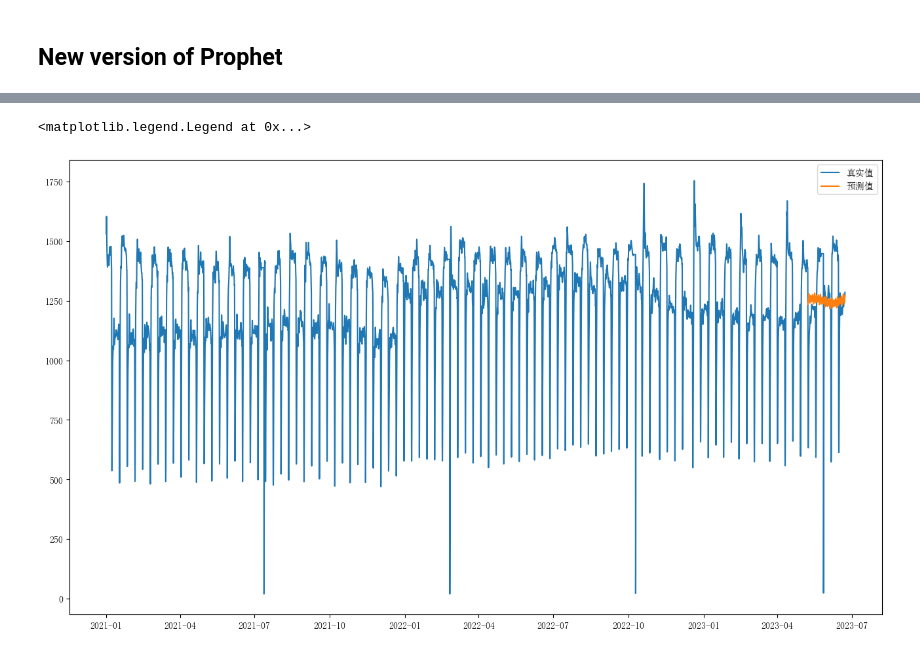
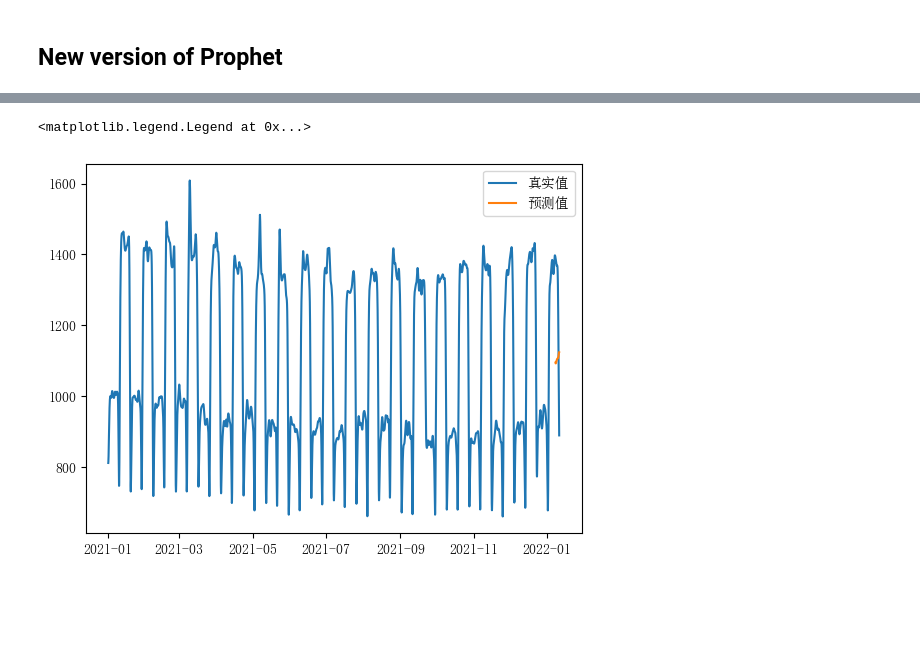
Before and after one commit to silent780/forecast_NO_emisson, a Jupyter notebook: Prophet_exp.ipynb, the cells around one changed output, grey strips where cells are left out. Drawn from its saved outputs; the diff is of its cells as text; code cells hidden in the pictures; blank space fills up the shorter version.

```diff
--- a/Prophet_exp.ipynb
+++ b/Prophet_exp.ipynb
@@ -32,7 +32,7 @@ Index(['右侧换火信号', 'CEMS出口烟尘($mg/m^{3}$)', 'CEMS出口一氧
 
 # 选择一天的数据
 print(raw_data.index)
-one_data = raw_data["2024-01-01 00:00:00":"2024-01-01 23:59:59"]
+one_data = raw_data["2024-01-10 00:00:00":"2024-01-10 10:00:00"]
 
 test_data = one_data[[r"VA.NOX($mg/m^{3}$)"]]
 test_data.columns = ["y"]
@@ -80,7 +80,7 @@ def do_smooth(data, sigma=1):
     return smoothed_data
 
 test_data.plot()
-smooth_data = do_smooth(test_data, sigma=100)
+smooth_data = do_smooth(test_data, sigma=10)
 smooth_data.plot()
 # %% [output]
 ==========================================smooth freq done==========================================
@@ -90,15 +90,20 @@ smooth_data.plot()
 # %%
 # 训练集和测试集
-new_time_index = pd.date_range("2021-01-01 00:00:00", freq="h", periods=len(test_data))
-test_data.index = new_time_index
-test_data.loc[:, "ds"] = new_time_index
+new_time_index = pd.date_range("2021-01-01 00:00:00", freq="h", periods=len(smooth_data))
+smooth_data.index = new_time_index
+smooth_data.loc[:, "ds"] = new_time_index
 
 n = len(new_time_index)
 
 # 0.8作为训练集，0.2作为测试集
-train_scale = 0.95
-train = test_data[:int(n*train_scale)]
-test = test_data[int(n*train_scale):]
+train_scale = 0.8
+train = smooth_data[:int(n*train_scale)]
+test = smooth_data[int(n*train_scale):]
+
+# train_checkpoint = 75
+# train = smooth_data[:-train_checkpoint]
+# test = smooth_data[-train_checkpoint:]
+
 
 # prophet模型
 m = Prophet()
@@ -109,15 +114,19 @@ m.fit(train)
 <prophet.forecaster.Prophet at 0x...>
 # %%
+from prophet.plot import plot_plotly, plot_components_plotly
+
 predict = m.predict(test)
 predict.index = test.index
 # m.plot_components(m.predict(test_data))
+# fig2 = m.plot(predict)
+
 
 
 # draw the predict and real data
-plt.figure(figsize=(16, 9))
-plt.plot(test_data["y"], label="真实值")
+# plt.figure(figsize=(16, 9))
+plt.plot(smooth_data.loc[:,"y"], label="真实值")
 plt.plot(predict["yhat"], label="预测值")
 plt.legend()
 # %% [output]
 <matplotlib.legend.Legend at 0x...>
-[figure, old version]
+[figure, new version]
```
Also changed, not shown: parts of 3 cells of this notebook, 1 other file.
